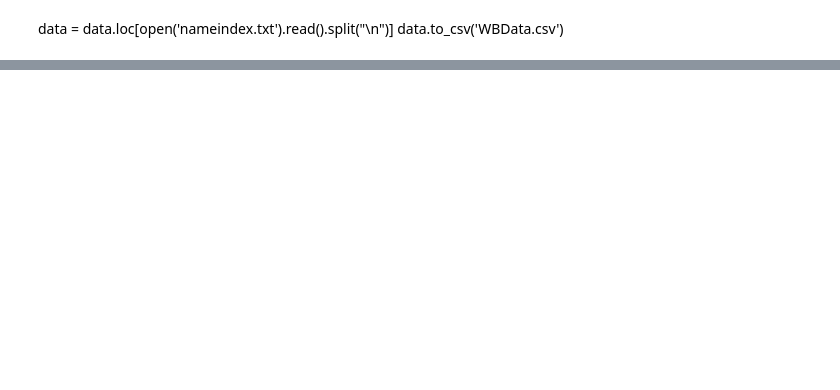
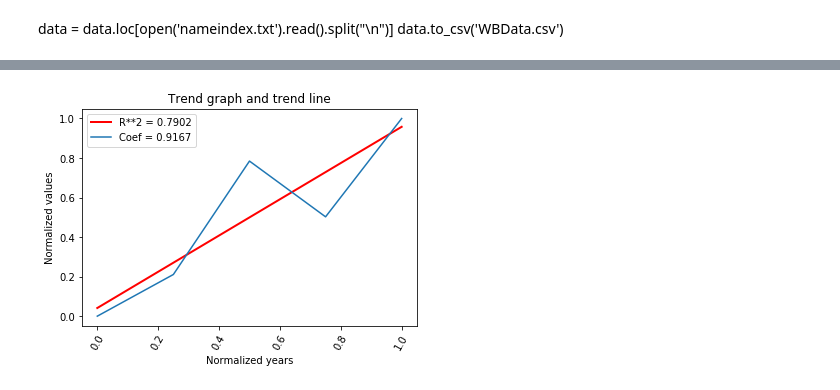
Before and after one commit to Kalysthos/P4DS-Homework, a Jupyter notebook: New/Teste.ipynb, the cells around one changed output, grey strips where cells are left out. Cells and saved outputs as stored; diff of their text form; code cells hidden in the pictures; blank space fills up the shorter version.

```diff
--- a/New/Teste.ipynb
+++ b/New/Teste.ipynb
@@ -22,2 +33,4 @@ trend_years(data, ['Economic freedom', 'GDP per capita (current US$)'], 'World',
 # %%
-trend_years(data, 'Economic freedom', 'World', [2000, 2017], True)
+trend_years(data, 'Economic freedom', 'World', [2000, 2017])
+# %% [output]
+[figure, added]
```
Also changed, not shown: parts of 7 cells of this notebook, 1 other file.
